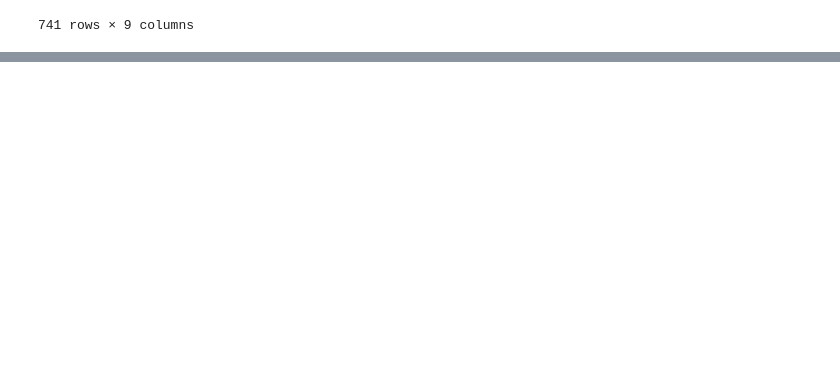
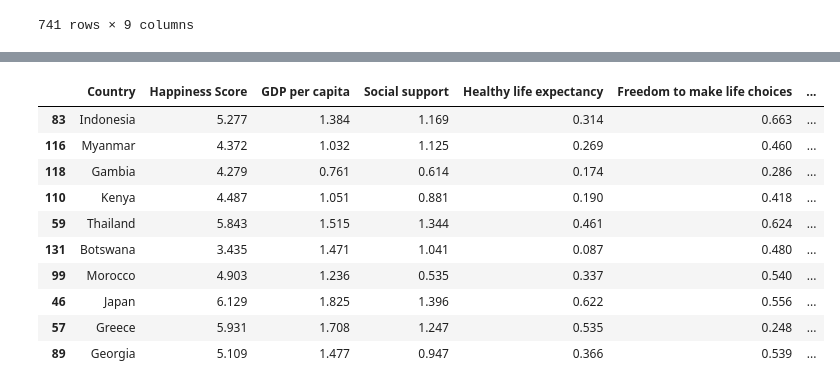
Before and after one commit to Karlajack/pydata_analysis, a Jupyter notebook: Pydatacapstoneproject_Worldhappiness.ipynb, the cells around one changed output, grey strips where cells are left out. Saved outputs shown, nothing was run; the diff lists cells and outputs as text; code cells hidden in the pictures; blank space fills up the shorter version.

```diff
--- a/Pydatacapstoneproject_Worldhappiness.ipynb
+++ b/Pydatacapstoneproject_Worldhappiness.ipynb
@@ -83,0 +113,18 @@ df
+# %%
+df2023_g=df2023.sort_values(by='Generosity',ascending=False)
+
+
+df2023_g=pd.concat([df2023_g.head(5),df2023_g.tail(5)])
+df2023_g
+# %% [output]
+|  | Country | Happiness Score | GDP per capita | Social support | Healthy life expectancy | Freedom to make life choices | ... |
+| 83 | Indonesia | 5.277 | 1.384 | 1.169 | 0.314 | 0.663 | ... |
+| 116 | Myanmar | 4.372 | 1.032 | 1.125 | 0.269 | 0.460 | ... |
+| 118 | Gambia | 4.279 | 0.761 | 0.614 | 0.174 | 0.286 | ... |
+| 110 | Kenya | 4.487 | 1.051 | 0.881 | 0.190 | 0.418 | ... |
+| 59 | Thailand | 5.843 | 1.515 | 1.344 | 0.461 | 0.624 | ... |
+| 131 | Botswana | 3.435 | 1.471 | 1.041 | 0.087 | 0.480 | ... |
+| 99 | Morocco | 4.903 | 1.236 | 0.535 | 0.337 | 0.540 | ... |
+| 46 | Japan | 6.129 | 1.825 | 1.396 | 0.622 | 0.556 | ... |
+| 57 | Greece | 5.931 | 1.708 | 1.247 | 0.535 | 0.248 | ... |
+| 89 | Georgia | 5.109 | 1.477 | 0.947 | 0.366 | 0.539 | ... |
```
Also changed, not shown: parts of 4 cells of this notebook.
